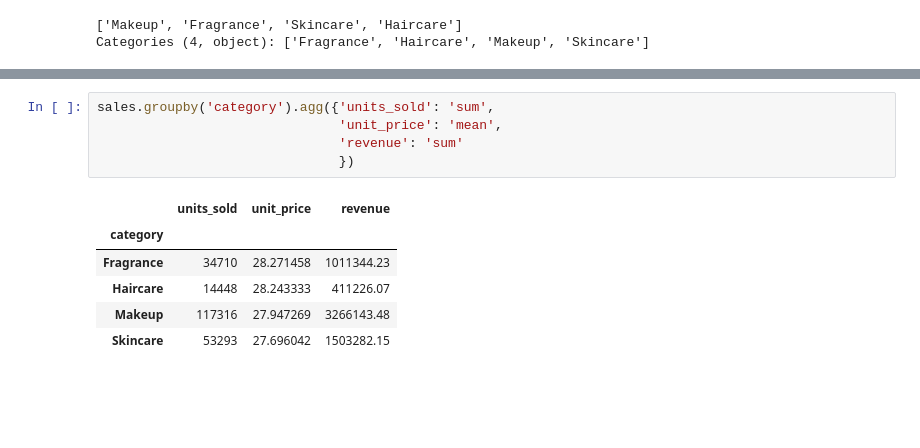
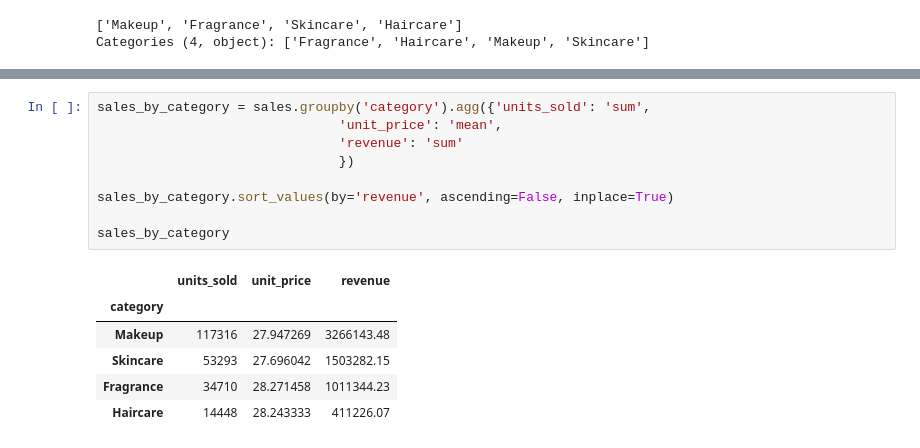
Before and after one commit to MiguelAAR10/DS_Associate_DataCamp, a Jupyter notebook: Intro_Stats/notebooks/01_summary_statistics.ipynb, the cells around one changed output, grey strips where cells are left out. Saved outputs shown, nothing was run; the diff lists cells and outputs as text; blank space fills up the shorter version.

```diff
--- a/Intro_Stats/notebooks/01_summary_statistics.ipynb
+++ b/Intro_Stats/notebooks/01_summary_statistics.ipynb
@@ -58,12 +136,16 @@ Categories (4, object): ['Fragrance', 'Haircare', 'Makeup', 'Skincare']
 # %%
-sales.groupby('category').agg({'units_sold': 'sum',
+sales_by_category = sales.groupby('category').agg({'units_sold': 'sum',
                                'unit_price': 'mean',
                                'revenue': 'sum'
                                })
+
+sales_by_category.sort_values(by='revenue', ascending=False, inplace=True)
+
+sales_by_category
 # %% [output]
 |  | units_sold | unit_price | revenue |
 | category |  |  |  |
+| Makeup | 117316 | 27.947269 | 3266143.48 |
+| Skincare | 53293 | 27.696042 | 1503282.15 |
 | Fragrance | 34710 | 28.271458 | 1011344.23 |
 | Haircare | 14448 | 28.243333 | 411226.07 |
-| Makeup | 117316 | 27.947269 | 3266143.48 |
-| Skincare | 53293 | 27.696042 | 1503282.15 |
```
Also changed, not shown: parts of 11 cells of this notebook.
